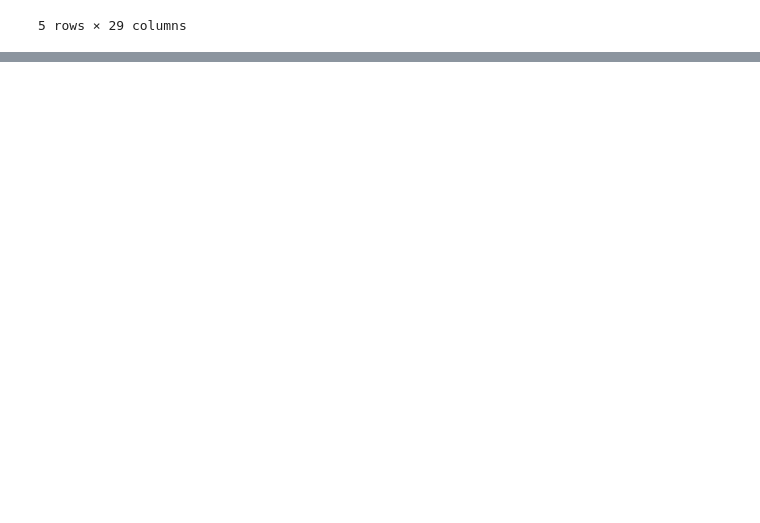
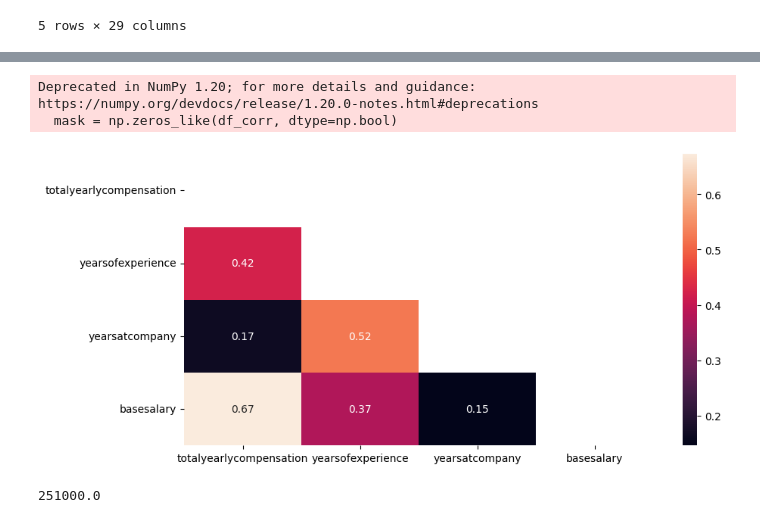
Before and after one commit to djtom98/compDSfinal, a Jupyter notebook: model001.ipynb, the cells around one changed output, grey strips where cells are left out. Cells and saved outputs as stored; diff of their text form; code cells hidden in the pictures; blank space fills up the shorter version.

```diff
--- a/model001.ipynb
+++ b/model001.ipynb
@@ -23,0 +147,11 @@ df.head()
+# %%
+# Let's calculate the correlations
+df_corr = df.corr()
+fig, ax = plt.subplots(figsize=(10,5))
+mask = np.zeros_like(df_corr, dtype=np.bool)
+mask[np.triu_indices_from(mask)] = True
+ax = sns.heatmap(df_corr, mask = mask, annot = True)
+# %% [output]
+Deprecated in NumPy 1.20; for more details and guidance: https://numpy.org/devdocs/release/1.20.0-notes.html#deprecations
+  mask = np.zeros_like(df_corr, dtype=np.bool)
+[figure, added]
@@ -23,0 +163,8 @@ df.head()
+# %%
+# I remove very low salary values which could be results of failed scraping, and very high values (2% of outliers)
+df = df[df['basesalary'] > 10 ]
+q98 = np.quantile(df['basesalary'],0.98)
+print(q98)
+df.loc[ df.basesalary >q98 , 'basesalary'] =q98
+# %% [output]
+251000.0
```
Also changed, not shown: parts of 60 cells of this notebook, 2 other files.
